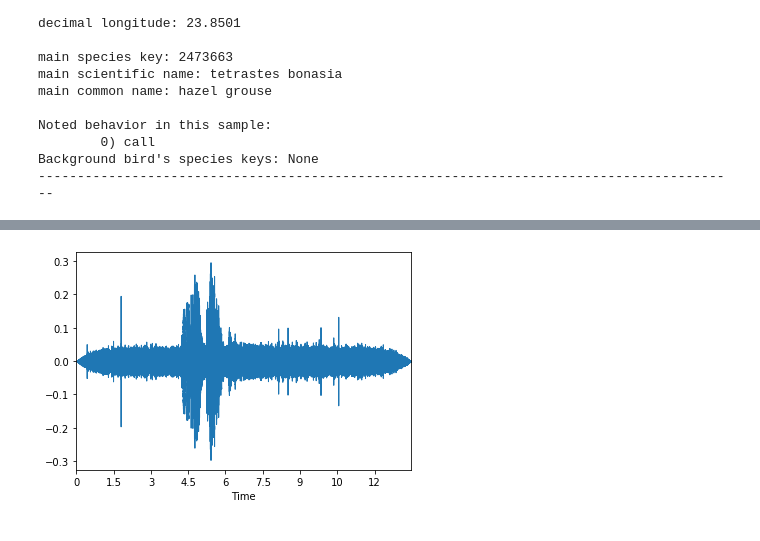
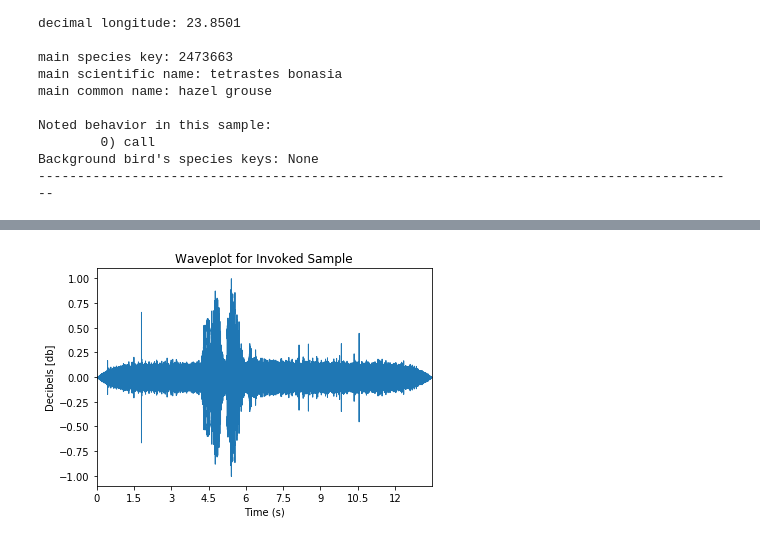
Before and after one commit to AlxSp/songbird, a Jupyter notebook: chris_inspecting.ipynb, the cells around one changed output, grey strips where cells are left out. Drawn from its saved outputs; the diff is of its cells as text; code cells hidden in the pictures.

Commit message:
Added a few plotting functions. Began working on how to cut the data.

```diff
--- a/chris_inspecting.ipynb
+++ b/chris_inspecting.ipynb
@@ -127,7 +123,10 @@ def show_amplitude_wave_plot(sample_time_series):
     '''
     plots the amplitude vs time of the sample
     '''
-    librosa.display.waveplot(sample_time_series, sr=main_sample_rate)
+    #sample_name = varname(sample_time_series)
+    librosa.display.waveplot(sample_time_series, sr=main_sample_rate, x_axis = 's')
+    plt.ylabel('Decibels [db]')
+    plt.title('Waveplot for Invoked Sample')
 # %%
 def show_mel_spectogram(sample_time_series):
     '''
@@ -195,4 +317,4 @@ sample1, _ = load_audio_sample(raw_names[0])
 # %%
-show_amplitude_wave_plot(sample1)
+show_amplitude_wave_plot(adjusted_sample1)
 # %% [output]
-[figure, old version]
+[figure, new version]
```
Also changed, not shown: parts of 15 cells of this notebook.
